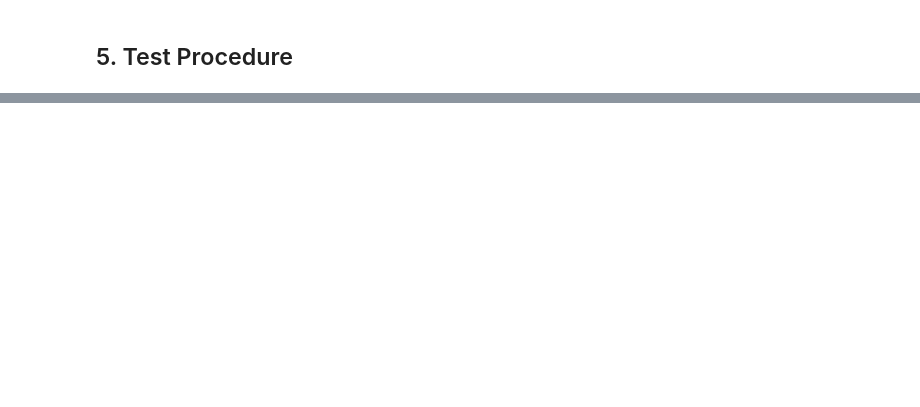
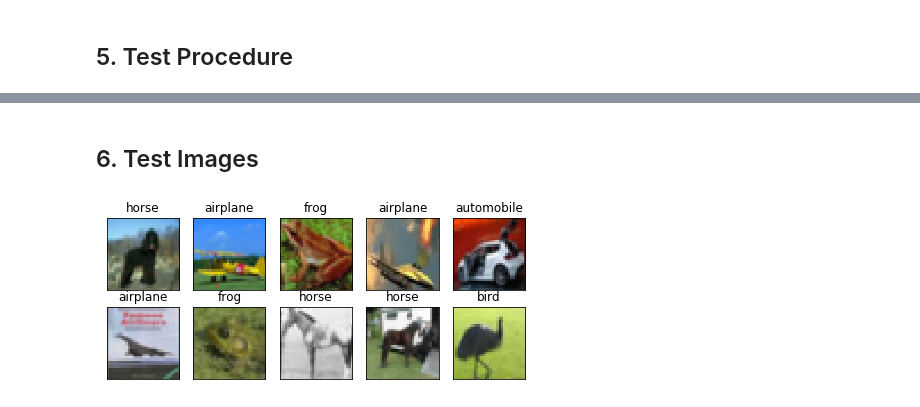
Before and after one commit to danhdoan/cifar10-end2end-mxnet, a Jupyter notebook: cifar10-end2end.ipynb, the cells around one changed output, grey strips where cells are left out. Drawn from its saved outputs; the diff is of its cells as text; code cells hidden in the pictures; blank space fills up the shorter version.

```diff
--- a/cifar10-end2end.ipynb
+++ b/cifar10-end2end.ipynb
@@ -218,0 +223,24 @@ LOG(INFO, 'Accuracy: {:.4f}'.format(val_acc))
+# %% [markdown]
+## 6. Test Images
+# %%
+for X, y in test_loader:
+    break
+
+rnd_idx = np.random.choice(len(X), 20, replace=False)
+# %%
+test_images = X[rnd_idx].as_in_context(ctx)
+y_hat = net(test_images).argmax(axis=1).astype('int32').asnumpy()
+y_classes = [cfg.CIFAR_CLASSES[cls] for cls in y_hat]
+# %%
+_dataset = CIFAR10(train=False)
+_loader = gluon.data.DataLoader(test_dataset,
+                                batch_size=BATCH_SIZE,
+                                num_workers=4)
+
+for X, y in _loader:
+    break
+test_images = X[rnd_idx]
+# %%
+vis.show_images(test_images, 2, 5, y_classes)
+# %% [output]
+[figure, added]
```
Also changed, not shown: parts of 9 cells of this notebook, 4 other files.
